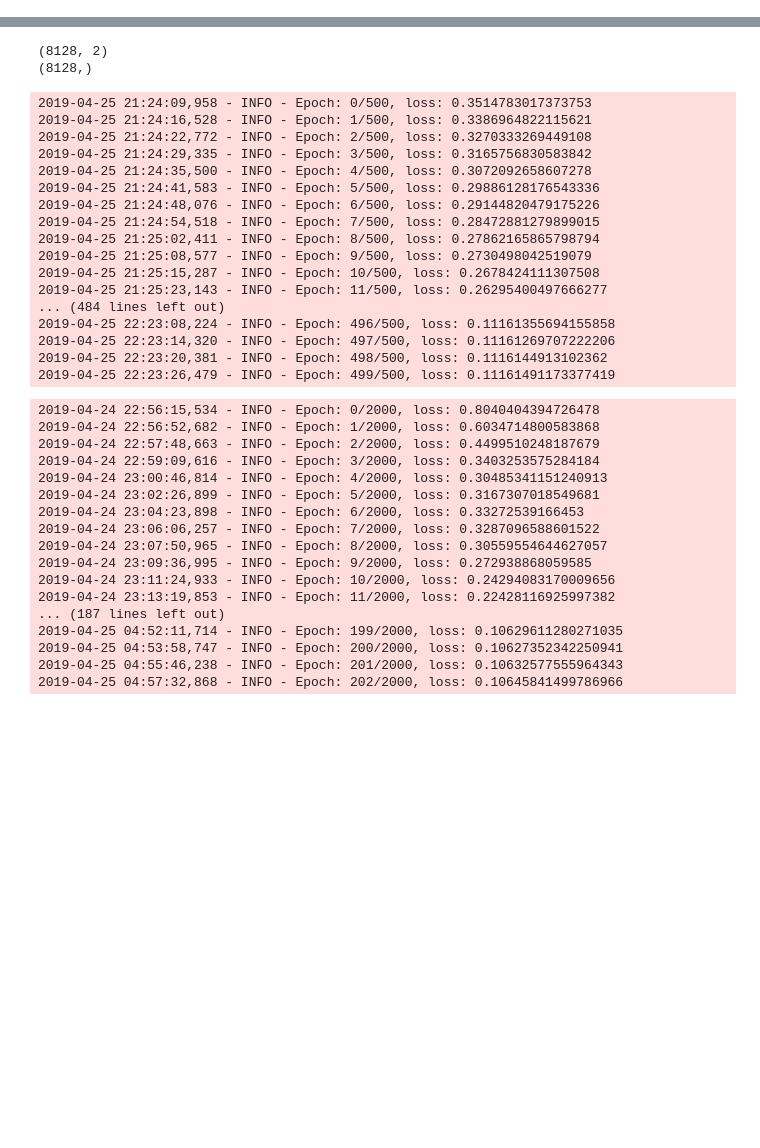
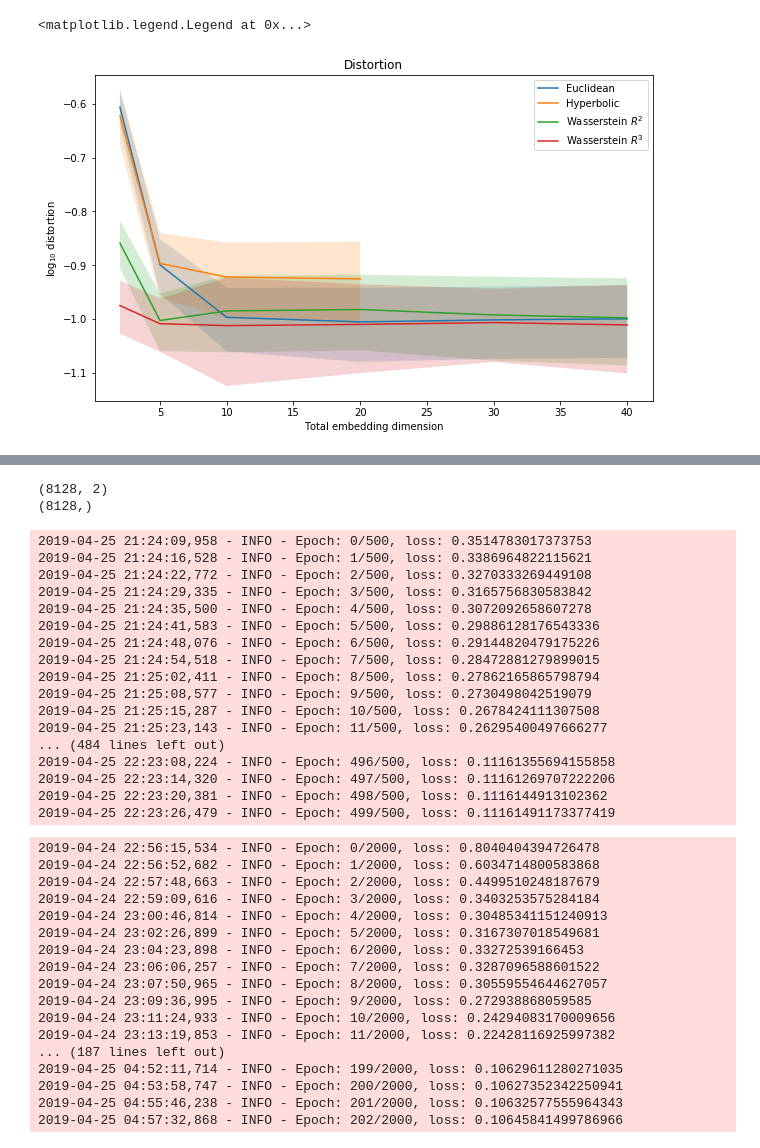
Before and after one commit to svenhsia/Entropic-Wasserstein-Embedding, a Jupyter notebook: main.ipynb, the cells around one changed output, grey strips where cells are left out. Saved outputs shown, nothing was run; the diff lists cells and outputs as text; code cells hidden in the pictures; blank space fills up the shorter version.

```diff
--- a/main.ipynb
+++ b/main.ipynb
@@ -12,3 +12,68 @@ logging.basicConfig(format='%(asctime)s - %(levelname)s - %(message)s', level=lo
 # %%
 from scipy.spatial.distance import squareform
 import seaborn as sns
+# %%
+num_nodes = 64
+embed_dims = [2, 5, 10, 20, 30, 40]
+num_embed_dims = len(embed_dims)
+
+embed_types = ['Euclidean', 'Hyperbolic', 'WassR2', 'WassR3', 'KL']
+num_embed_types = len(embed_types)
+
+loss_reg = np.zeros((num_embed_types, num_embed_dims, 4))
+
+for graph_id in range(2, 10, 2):
+    for i, embed_type in enumerate(embed_types):
+        for j, embed_dim in enumerate(embed_dims):
+            res = np.load('./results/scale_free_{}_{}_{}_{}.npz'.format(num_nodes, graph_id, embed_type, embed_dim))
+            loss_history = res['loss']
+            loss = loss_history[-1]
+            loss_reg[i, j, graph_id//2-1] = loss
+# %%
+Euc_loss, Hyper_loss, WassR2_loss, WassR3_loss, KL_loss = loss_reg
+
+mean_Euc_loss = np.mean(Euc_loss, axis=-1)
+std_Euc_loss = np.std(Euc_loss, axis=-1)
+upper_confidence_Euc = mean_Euc_loss + 1.96 * std_Euc_loss
+lower_confidence_Euc = mean_Euc_loss - 1.96 * std_Euc_loss
+
+mean_Hyper_loss = np.mean(Hyper_loss, axis=-1)
+std_Hyper_loss = np.std(Hyper_loss, axis=-1)
+upper_confidence_Hyper = mean_Hyper_loss + 1.96 * std_Hyper_loss
+lower_confidence_Hyper = mean_Hyper_loss - 1.96 * std_Hyper_loss
+
+mean_WassR2_loss = np.mean(WassR2_loss, axis=-1)
+std_WassR2_loss = np.std(WassR2_loss, axis=-1)
+upper_confidence_WassR2 = mean_WassR2_loss + 1.96 * std_WassR2_loss
+lower_confidence_WassR2 = mean_WassR2_loss - 1.96 * std_WassR2_loss
+
+mean_WassR3_loss = np.mean(WassR3_loss, axis=-1)
+std_WassR3_loss = np.std(WassR3_loss, axis=-1)
+upper_confidence_WassR3 = mean_WassR3_loss + 1.96 * std_WassR3_loss
+lower_confidence_WassR3 = mean_WassR3_loss - 1.96 * std_WassR3_loss
+
+mean_KL_loss = np.mean(KL_loss, axis=-1)
+std_KL_loss = np.std(KL_loss, axis=-1)
+upper_confidence_KL = mean_KL_loss + 1.96 * std_KL_loss
+lower_confidence_KL = mean_KL_loss - 1.96 * std_KL_loss
+
+# plt.figure(figsize=(10, 6))
+_, ax = plt.subplots(figsize=(10, 6))
+ax.plot(embed_dims, np.log10(mean_Euc_loss), label='Euclidean')
+ax.fill_between(embed_dims, np.log10(upper_confidence_Euc), np.log10(lower_confidence_Euc), alpha=0.2)
+ax.plot(embed_dims, np.log10(mean_Hyper_loss), label='Hyperbolic')
+ax.fill_between(embed_dims, np.log10(upper_confidence_Hyper), np.log10(lower_confidence_Hyper), alpha=0.2)
+ax.plot(embed_dims, np.log10(mean_WassR2_loss), label='Wasserstein $R^2$')
+ax.fill_between(embed_dims, np.log10(upper_confidence_WassR2), np.log10(lower_confidence_WassR2), alpha=0.2)
+ax.plot(embed_dims, np.log10(mean_WassR3_loss), label='Wasserstein $R^3$')
+ax.fill_between(embed_dims, np.log10(upper_confidence_WassR3), np.log10(lower_confidence_WassR3), alpha=0.2)
+# ax.plot(embed_dims, np.log10(mean_KL_loss), label='KL$')
+# ax.fill_between(embed_dims, np.log10(upper_confidence_KL), np.log10(lower_confidence_KL), alpha=0.4)
+ax.set_xlabel('Total embedding dimension')
+ax.set_ylabel('$\log_{10}$ distortion')
+ax.set_title('Distortion')
+ax.legend(loc='best')
+# plt.show()
+# %% [output]
+<matplotlib.legend.Legend at 0x...>
+[figure, added]
```
Also changed, not shown: parts of 5 cells of this notebook, 1 other file.
